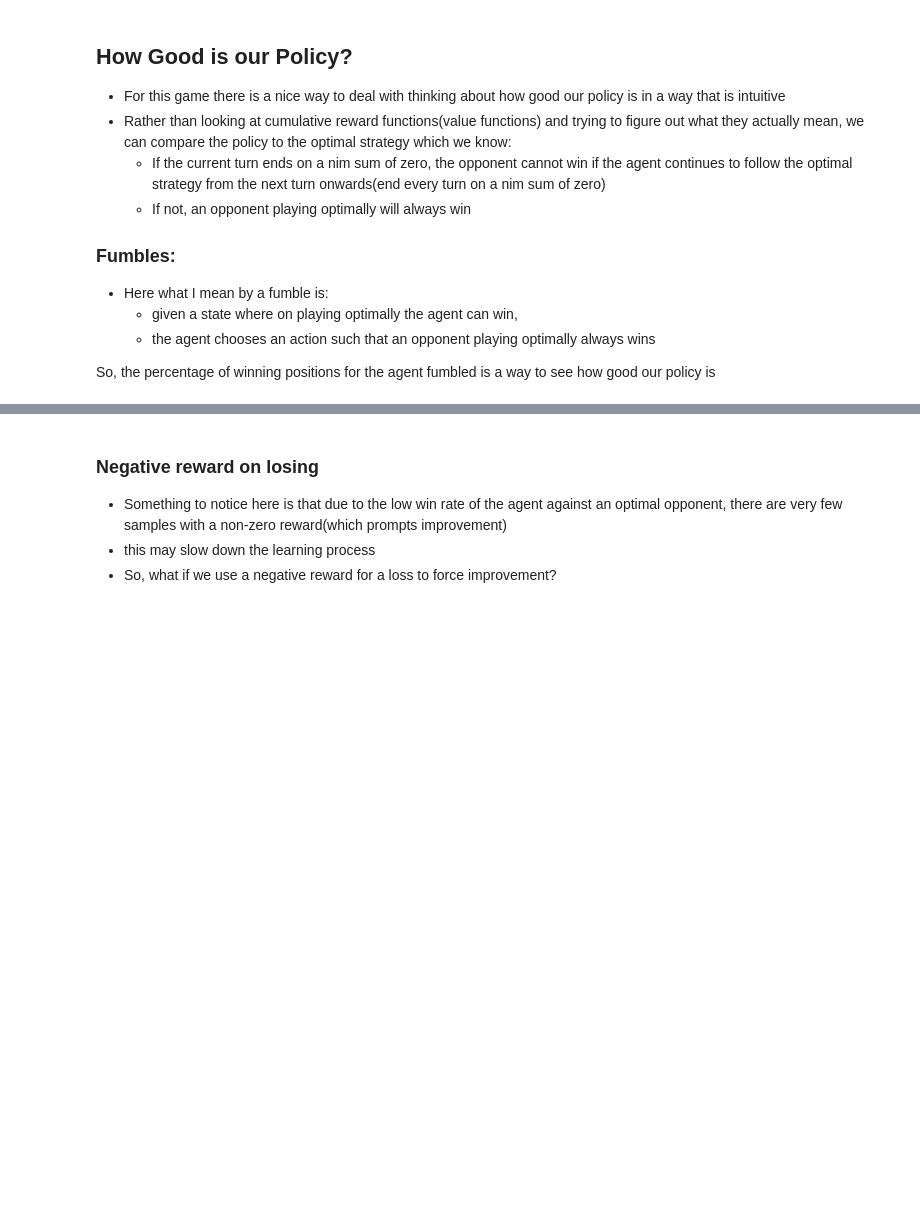
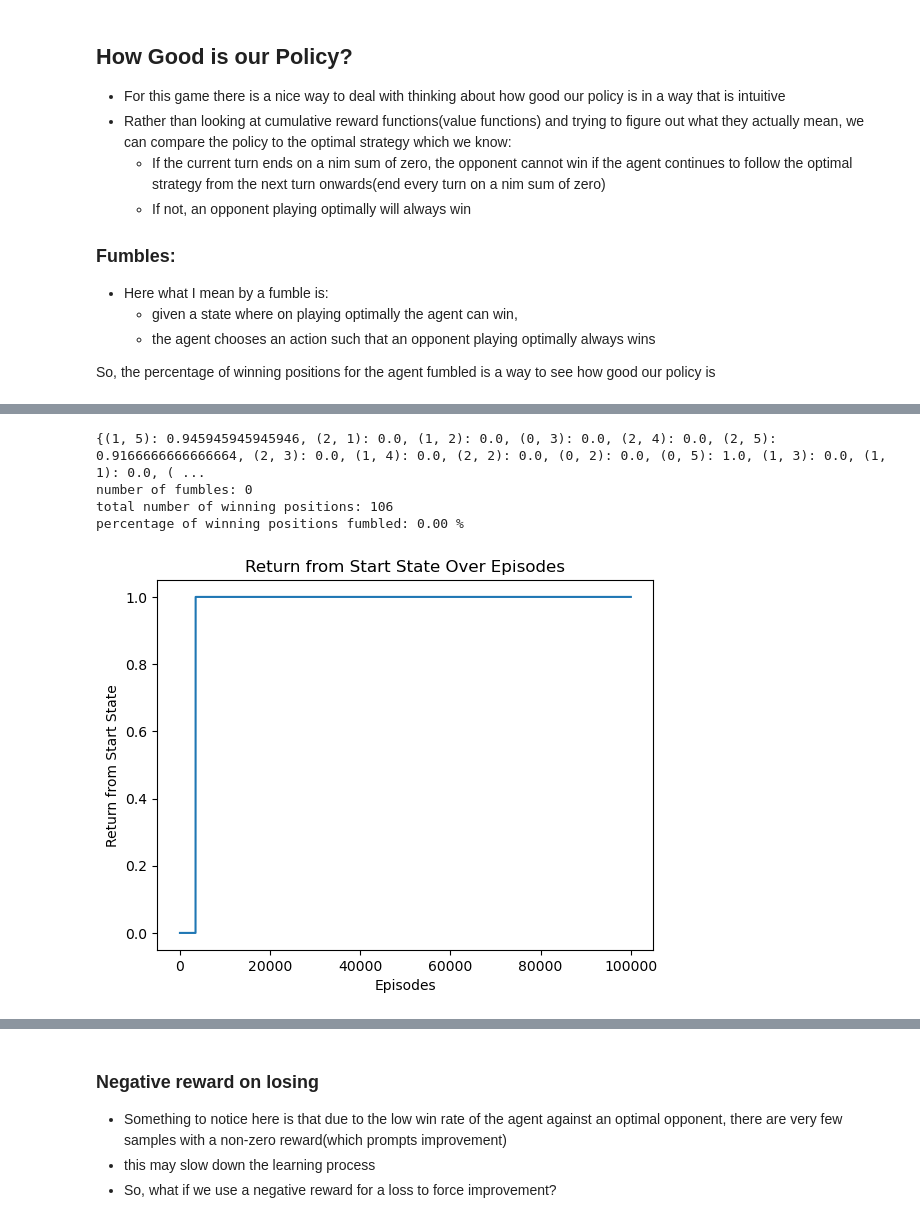
Before and after one commit to s0han24/tabular_rl_methods, a Jupyter notebook: nim_MC_on_policy.ipynb, the cells around one changed output, grey strips where cells are left out. Cells and saved outputs as stored; diff of their text form; code cells hidden in the pictures; blank space fills up the shorter version.

```diff
--- a/nim_MC_on_policy.ipynb
+++ b/nim_MC_on_policy.ipynb
@@ -537,0 +378,12 @@ percentage of winning positions fumbled: 37.00 %
+# %%
+# Simple Greedy Policy and exploring starts
+policy, Q, history = monte_carlo(policy=SimpleGreedyPolicy(), exploring_starts=True)
+print(Q[start_state])
+evaluate_using_fumbles(policy, Q)
+plot_start_state_returns(history)
+# %% [output]
+{(1, 5): 0.945945945945946, (2, 1): 0.0, (1, 2): 0.0, (0, 3): 0.0, (2, 4): 0.0, (2, 5): 0.9166666666666664, (2, 3): 0.0, (1, 4): 0.0, (2, 2): 0.0, (0, 2): 0.0, (0, 5): 1.0, (1, 3): 0.0, (1, 1): 0.0, ( ...
+number of fumbles: 0
+total number of winning positions: 106
+percentage of winning positions fumbled: 0.00 %
+[figure, added]
```
Also changed, not shown: parts of 50 cells of this notebook, 1 other file.
